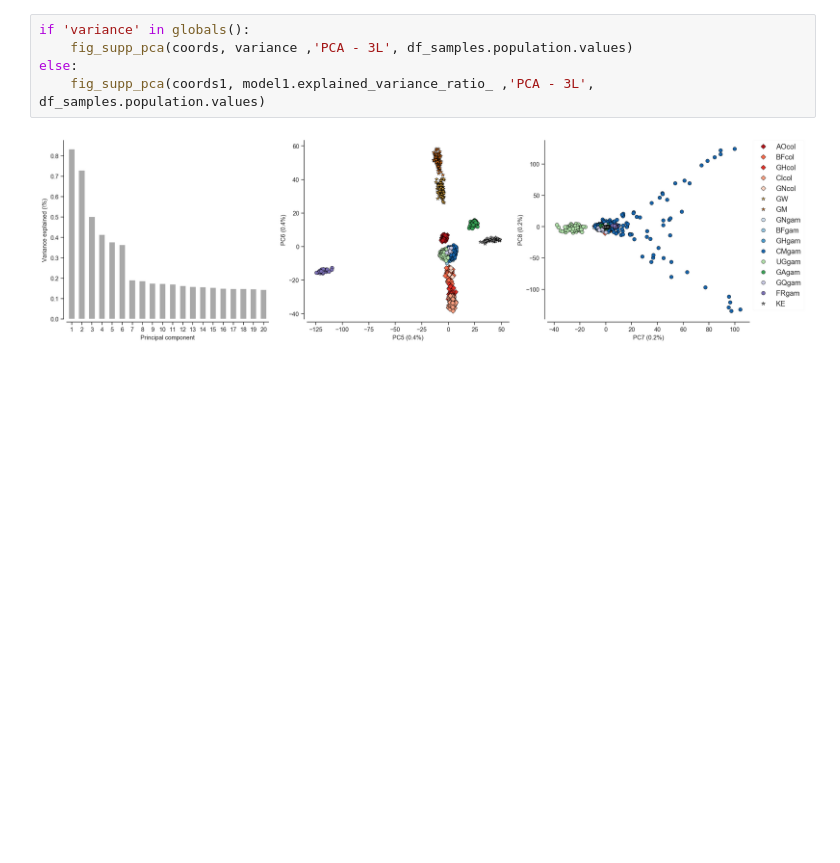
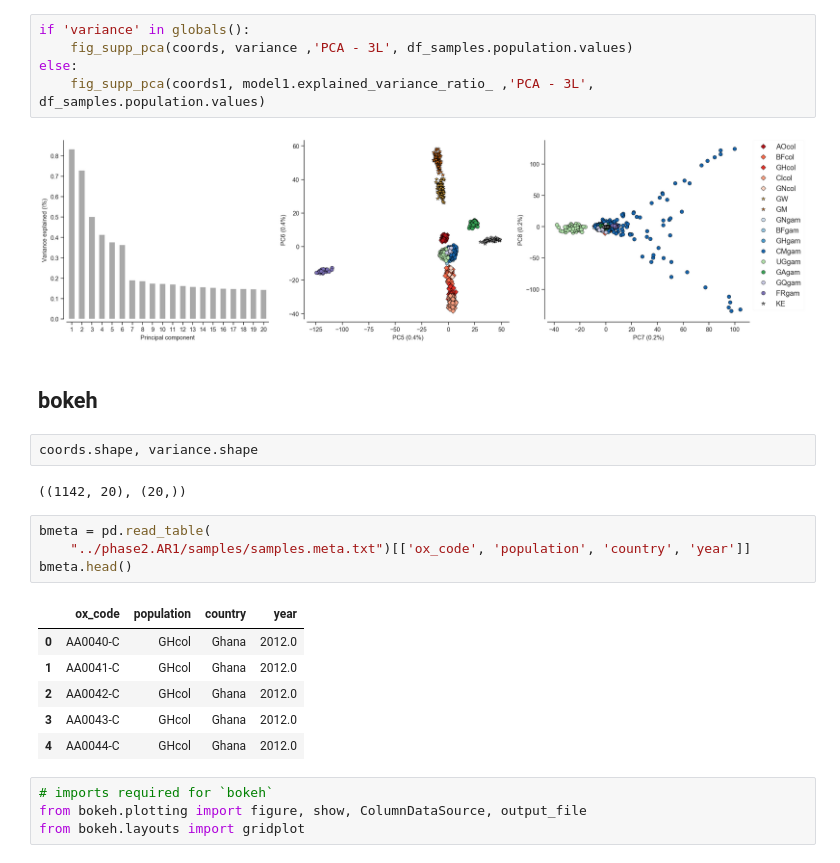
Before and after one commit to alimanfoo/ag1000g-phase2-data-paper, a Jupyter notebook: notebooks/figure_PCA.ipynb, the cells around one changed output. Cells and saved outputs as stored; diff of their text form; blank space fills up the shorter version.

Commit message:
bokeh interaction added, directory cleaned

```diff
--- a/notebooks/figure_PCA.ipynb
+++ b/notebooks/figure_PCA.ipynb
@@ -311,3 +237,24 @@ else:
     fig_supp_pca(coords1, model1.explained_variance_ratio_ ,'PCA - 3L', df_samples.population.values)
 # %% [output]
 [figure]
+# %% [markdown]
+## bokeh
+# %%
+coords.shape, variance.shape
+# %% [output]
+((1142, 20), (20,))
+# %%
+bmeta = pd.read_table(
+    "../phase2.AR1/samples/samples.meta.txt")[['ox_code', 'population', 'country', 'year']]
+bmeta.head()
+# %% [output]
+|  | ox_code | population | country | year |
+| 0 | AA0040-C | GHcol | Ghana | 2012.0 |
+| 1 | AA0041-C | GHcol | Ghana | 2012.0 |
+| 2 | AA0042-C | GHcol | Ghana | 2012.0 |
+| 3 | AA0043-C | GHcol | Ghana | 2012.0 |
+| 4 | AA0044-C | GHcol | Ghana | 2012.0 |
+# %%
+# imports required for `bokeh`
+from bokeh.plotting import figure, show, ColumnDataSource, output_file
+from bokeh.layouts import gridplot
```
Also changed, not shown: parts of 13 cells of this notebook, 8 other files.
